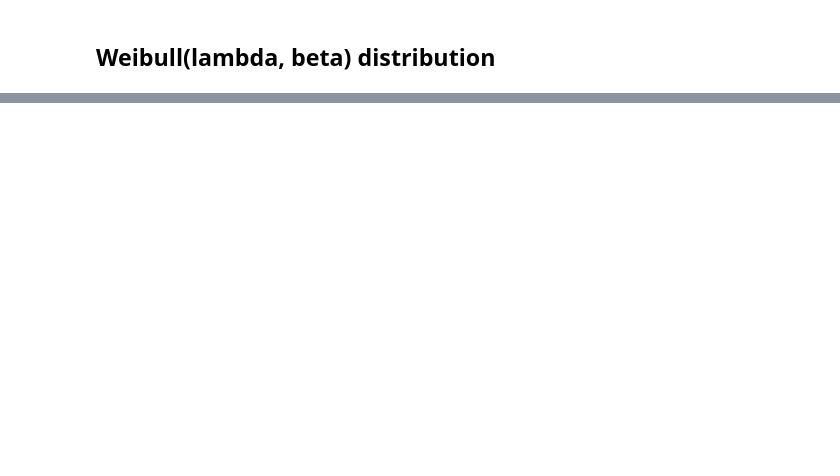
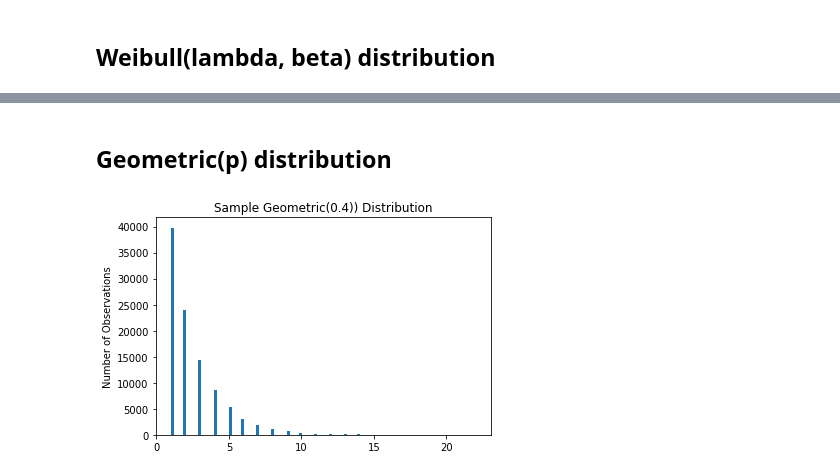
Before and after one commit to spencervore-dev/simulation_course_random_variate_generation_example, a Jupyter notebook: plot_distributions.ipynb, the cells around one changed output, grey strips where cells are left out. Saved outputs shown, nothing was run; the diff lists cells and outputs as text; code cells hidden in the pictures; blank space fills up the shorter version.

Commit message:
Added charts of Geometric and NegBin distributions to Jupyter

```diff
--- a/plot_distributions.ipynb
+++ b/plot_distributions.ipynb
@@ -228,0 +229,12 @@ plt.show()
+# %% [markdown]
+## Geometric(p) distribution
+# %%
+p = 0.4
+
+geoms = [rds.geom(p) for _ in range(100_000)]
+plt.hist(geoms, bins=100)
+plt.title(f"Sample Geometric({p}) Distribution")
+plt.ylabel("Number of Observations")
+plt.show()
+# %% [output]
+[figure, added]
```
Also changed, not shown: parts of 21 cells of this notebook.
